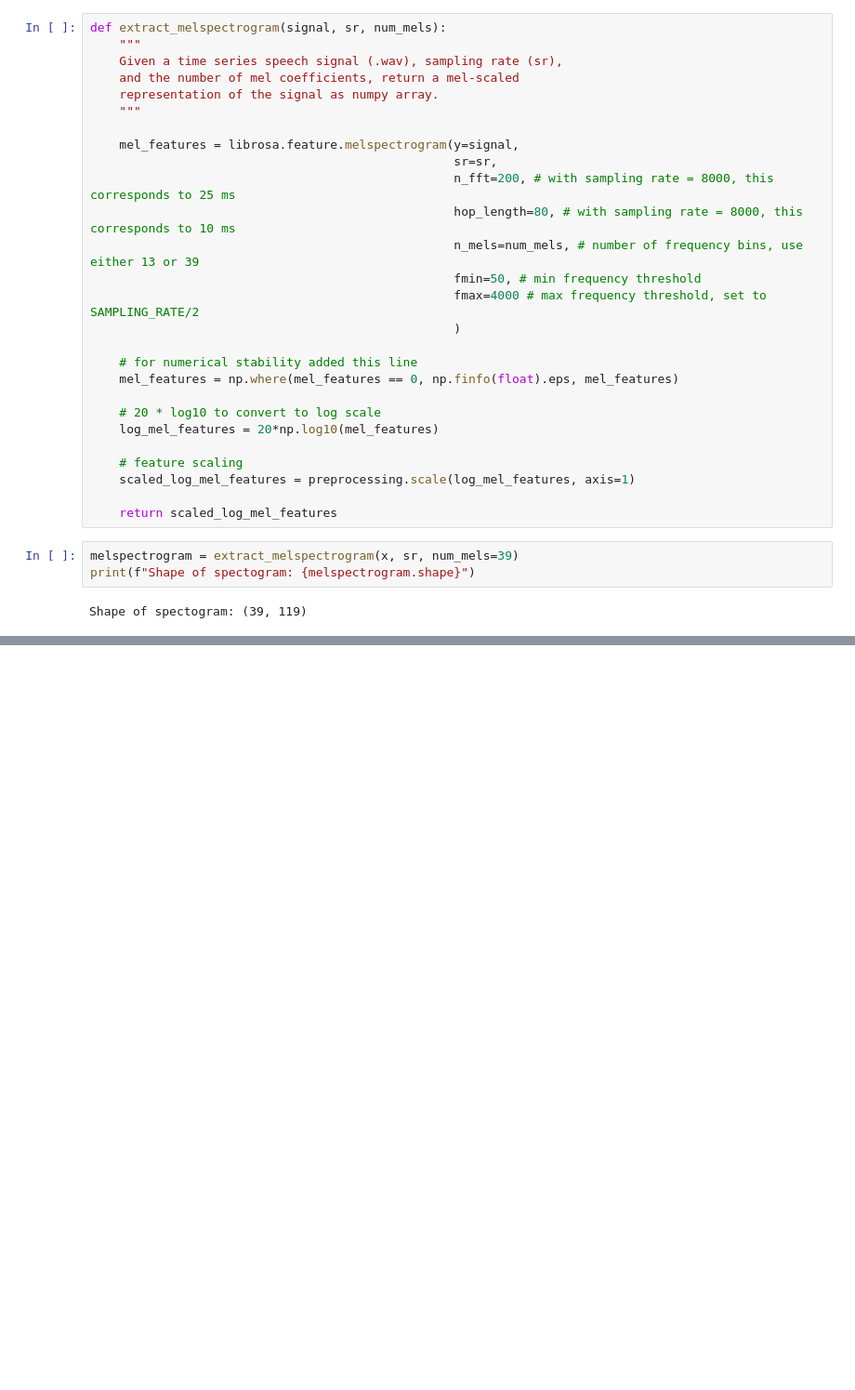
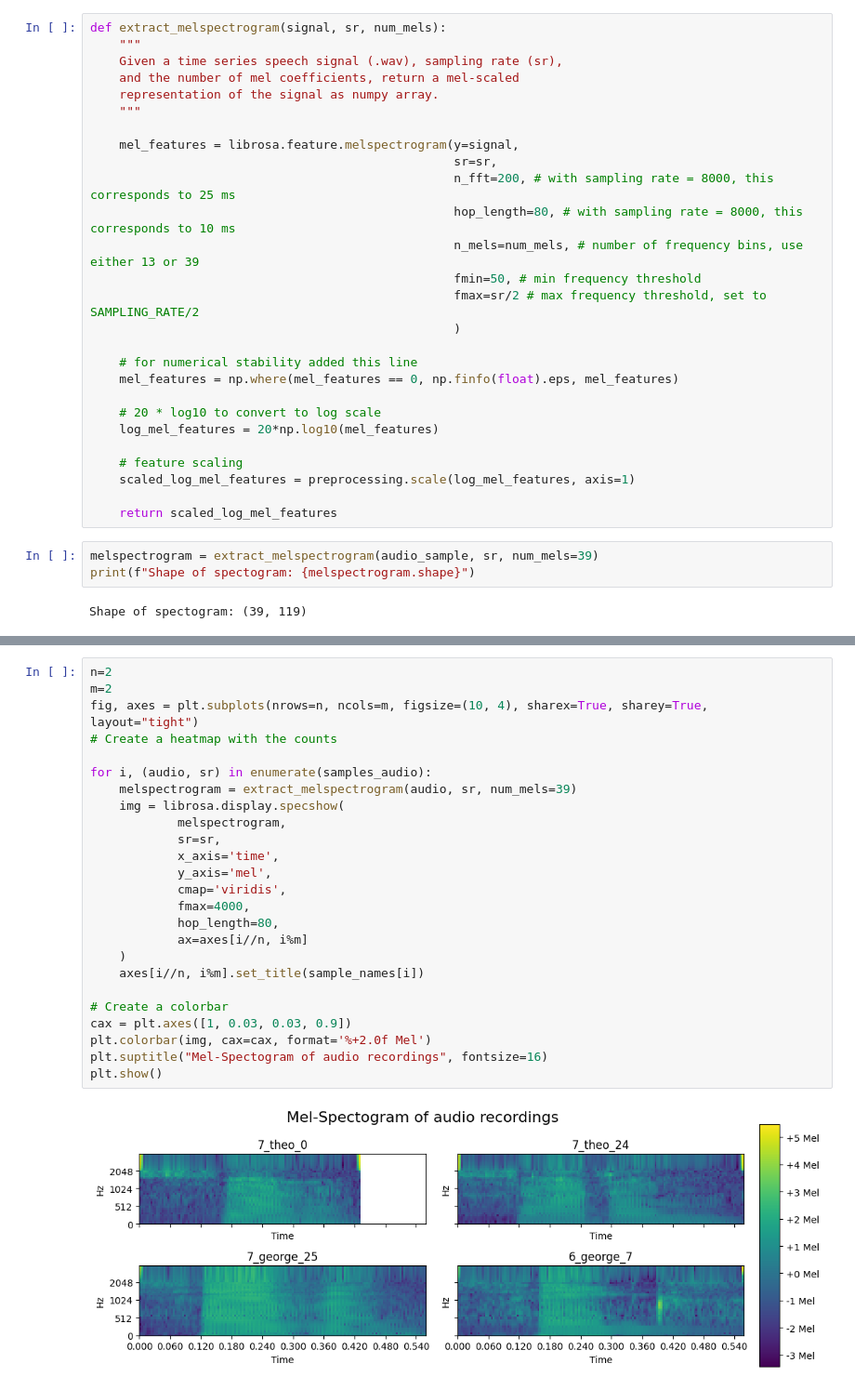
Before and after one commit to Thunfischpirat/SpokenDigits, a Jupyter notebook: DataExploration.ipynb, the cells around one changed output, grey strips where cells are left out. Shown at 93% size. Saved outputs shown, nothing was run; the diff lists cells and outputs as text; blank space fills up the shorter version.

```diff
--- a/DataExploration.ipynb
+++ b/DataExploration.ipynb
@@ -104,7 +134,7 @@ def extract_melspectrogram(signal, sr, num_mels):
                                                   hop_length=80, # with sampling rate = 8000, this corresponds to 10 ms
                                                   n_mels=num_mels, # number of frequency bins, use either 13 or 39
                                                   fmin=50, # min frequency threshold
-                                                  fmax=4000 # max frequency threshold, set to SAMPLING_RATE/2
+                                                  fmax=sr/2 # max frequency threshold, set to SAMPLING_RATE/2
                                                   )
 
     # for numerical stability added this line
@@ -118,7 +148,7 @@ def extract_melspectrogram(signal, sr, num_mels):
 
     return scaled_log_mel_features
 # %%
-melspectrogram = extract_melspectrogram(x, sr, num_mels=39)
+melspectrogram = extract_melspectrogram(audio_sample, sr, num_mels=39)
 print(f"Shape of spectogram: {melspectrogram.shape}")
 # %% [output]
 Shape of spectogram: (39, 119)
@@ -136,0 +155,27 @@ plt.show()
+# %%
+n=2
+m=2
+fig, axes = plt.subplots(nrows=n, ncols=m, figsize=(10, 4), sharex=True, sharey=True, layout="tight")
+# Create a heatmap with the counts
+
+for i, (audio, sr) in enumerate(samples_audio):
+    melspectrogram = extract_melspectrogram(audio, sr, num_mels=39)
+    img = librosa.display.specshow(
+            melspectrogram,
+            sr=sr,
+            x_axis='time',
+            y_axis='mel',
+            cmap='viridis',
+            fmax=4000,
+            hop_length=80,
+            ax=axes[i//n, i%m]
+    )
+    axes[i//n, i%m].set_title(sample_names[i])
+
+# Create a colorbar
+cax = plt.axes([1, 0.03, 0.03, 0.9])
+plt.colorbar(img, cax=cax, format='%+2.0f Mel')
+plt.suptitle("Mel-Spectogram of audio recordings", fontsize=16)
+plt.show()
+# %% [output]
+[figure, added]
```
Also changed, not shown: parts of 8 cells of this notebook.
